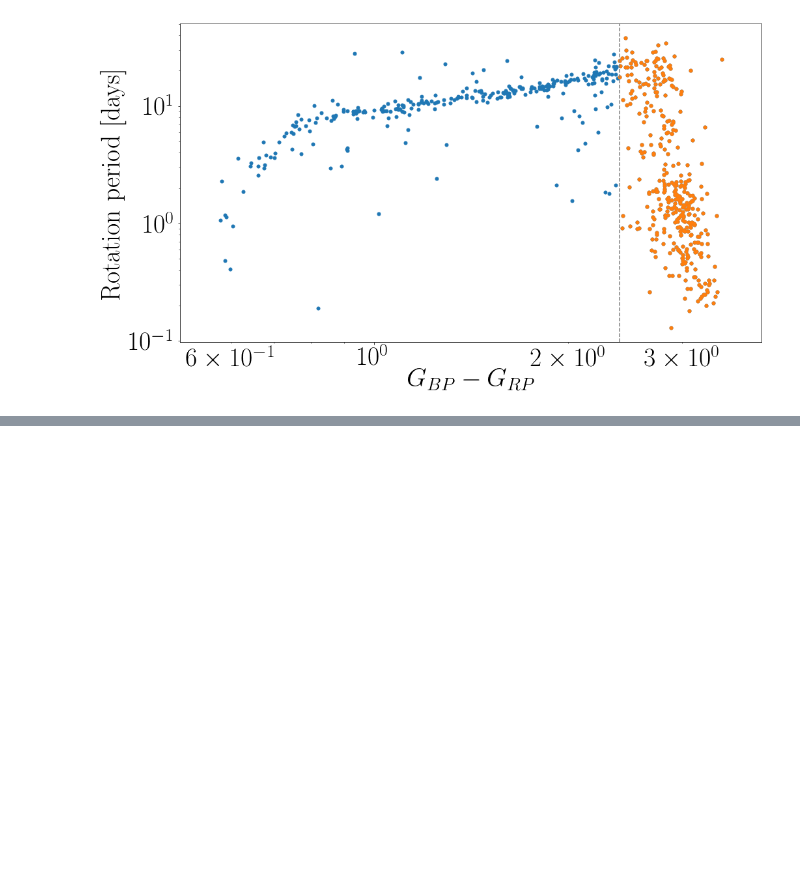
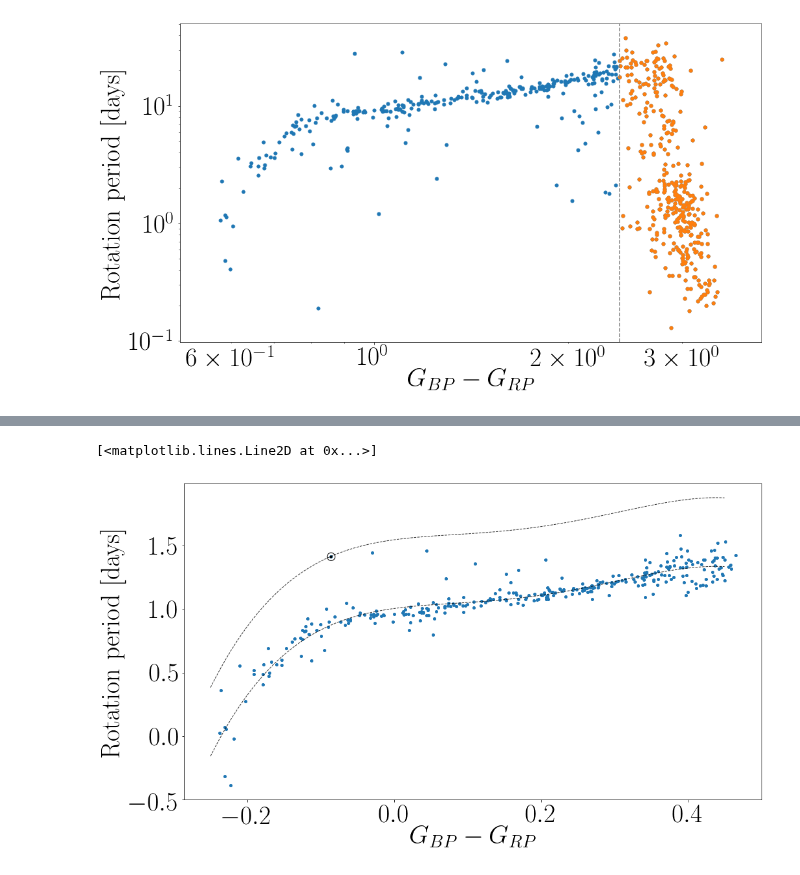
Before and after one commit to RuthAngus/stardate, a Jupyter notebook: paper/code/Praesepe.ipynb, the cells around one changed output, grey strips where cells are left out. Saved outputs shown, nothing was run; the diff lists cells and outputs as text; code cells hidden in the pictures; blank space fills up the shorter version.

```diff
--- a/paper/code/Praesepe.ipynb
+++ b/paper/code/Praesepe.ipynb
@@ -109,0 +188,17 @@ plt.savefig("../praesepe.pdf")
+# %%
+plt.figure(figsize=(16, 9))
+plt.plot(x, y, ".", ms=8, zorder=0)
+plt.plot(np.log10(sun_color), np.log10(sun_prot), ".k", zorder=0)  # Casagrande 2018
+plt.scatter(np.log10(sun_color)+.0005, np.log10(sun_prot)-.002, s=150,
+            facecolors="none", edgecolors="k", zorder=0)
+plt.xlabel("$G_{BP} - G_{RP}$")
+plt.ylabel("$\mathrm{Rotation~period~[days]}$")
+
+xs = np.linspace(-.25, .45, 100)
+plt.plot(xs, p[0] + p[1]*xs + p[2]*xs**2 + p[3]*xs**3 + p[4]*xs**4 + p[5]*np.log10(praesepe_age),
+         color="k", ls="--", lw=1, zorder=0, alpha=.8)
+plt.plot(xs, p[0] + p[1]*xs + p[2]*xs**2 + p[3]*xs**3 + p[4]*xs**4 + p[5]*np.log10(sun_age),
+         color="k", ls="--", lw=1, zorder=0, alpha=.8)
+# %% [output]
+[<matplotlib.lines.Line2D at 0x...>]
+[figure, added]
```
Also changed, not shown: parts of 6 cells of this notebook.
